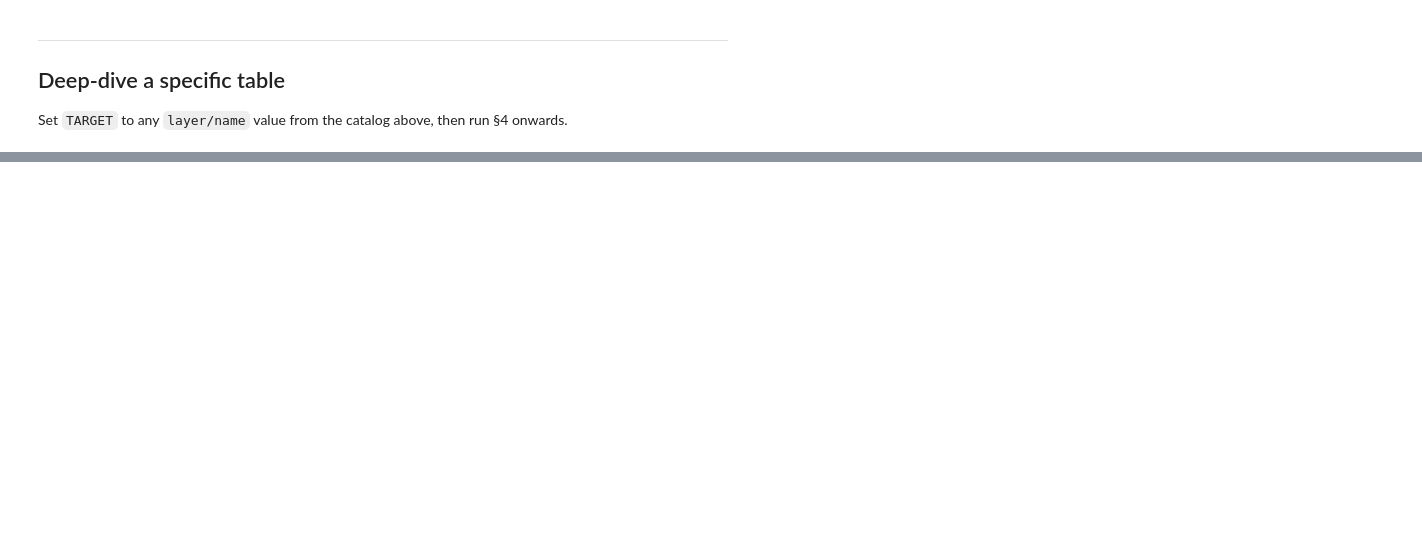
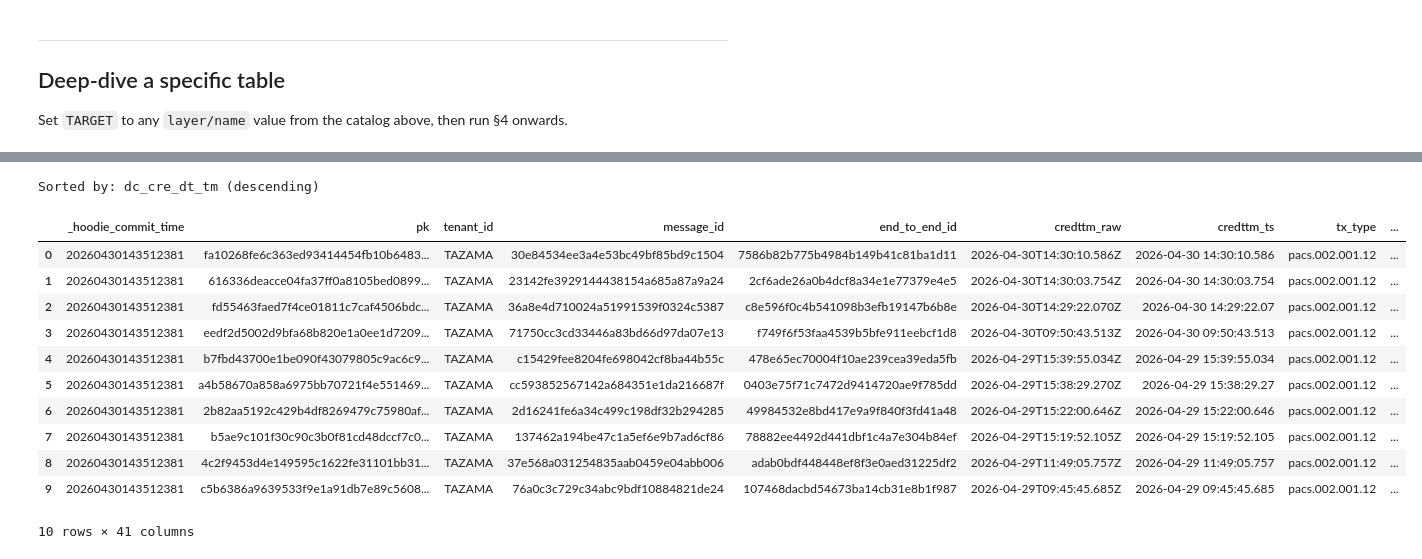
Before and after one commit to tazama-lf/biar, a Jupyter notebook: JupyterHub/notebooks/Lakehouse_Catalog.ipynb, the cells around one changed output, grey strips where cells are left out. Drawn from its saved outputs; the diff is of its cells as text; code cells hidden in the pictures; blank space fills up the shorter version.

```diff
--- a/JupyterHub/notebooks/Lakehouse_Catalog.ipynb
+++ b/JupyterHub/notebooks/Lakehouse_Catalog.ipynb
@@ -195,19 +296,43 @@ else:
 # %%
-# §6 — Sample rows (latest 10 by commit time)
+# §6 — Sample rows (most recent 10 by event time)
 from pyspark.sql import functions as F
 from pyspark.sql.types import TimestampType, DateType
 
 def to_pandas_safe(sdf):
     """Cast timestamp/date cols to string to avoid pandas 2.x tz conversion error."""
     for field in sdf.schema.fields:
         if isinstance(field.dataType, (TimestampType, DateType)):
             sdf = sdf.withColumn(field.name, F.col(field.name).cast("string"))
     return sdf.toPandas()
 
+# Prefer a business event timestamp over the Hudi internal commit time.
+# This ensures the most recently TMS-processed records (with DataCache populated)
+# appear first rather than the most recently ingested Hudi commits.
+_EVENT_TS_CANDIDATES = ["credttm", "cre_dt_tm", "dc_cre_dt_tm", "event_ts", "created_at", "tx_dt"]
+_sort_col = next(
+    (c for c in _EVENT_TS_CANDIDATES if c in df.columns),
+    "_hoodie_commit_time"   # fallback: Hudi internal ingestion timestamp
+)
+
 business_cols = [c for c in df.columns if not c.startswith("_hoodie_")]
 sample = (
     df.select("_hoodie_commit_time", *business_cols)
-      .orderBy("_hoodie_commit_time", ascending=False)
+      .orderBy(_sort_col, ascending=False)
       .limit(10)
 )
+print(f"Sorted by: {_sort_col} (descending)")
 to_pandas_safe(sample)
+# %% [output]
+Sorted by: dc_cre_dt_tm (descending)
+|  | _hoodie_commit_time | pk | tenant_id | message_id | end_to_end_id | credttm_raw | credttm_ts | tx_type | ... |
+| 0 | 20260430143512381 | fa10268fe6c363ed93414454fb10b6483... | TAZAMA | 30e84534ee3a4e53bc49bf85bd9c1504 | 7586b82b775b4984b149b41c81ba1d11 | 2026-04-30T14:30:10.586Z | 2026-04-30 14:30:10.586 | pacs.002.001.12 | ... |
+| 1 | 20260430143512381 | 616336deacce04fa37ff0a8105bed0899... | TAZAMA | 23142fe3929144438154a685a87a9a24 | 2cf6ade26a0b4dcf8a34e1e77379e4e5 | 2026-04-30T14:30:03.754Z | 2026-04-30 14:30:03.754 | pacs.002.001.12 | ... |
+| 2 | 20260430143512381 | fd55463faed7f4ce01811c7caf4506bdc... | TAZAMA | 36a8e4d710024a51991539f0324c5387 | c8e596f0c4b541098b3efb19147b6b8e | 2026-04-30T14:29:22.070Z | 2026-04-30 14:29:22.07 | pacs.002.001.12 | ... |
+| 3 | 20260430143512381 | eedf2d5002d9bfa68b820e1a0ee1d7209... | TAZAMA | 71750cc3cd33446a83bd66d97da07e13 | f749f6f53faa4539b5bfe911eebcf1d8 | 2026-04-30T09:50:43.513Z | 2026-04-30 09:50:43.513 | pacs.002.001.12 | ... |
+| 4 | 20260430143512381 | b7fbd43700e1be090f43079805c9ac6c9... | TAZAMA | c15429fee8204fe698042cf8ba44b55c | 478e65ec70004f10ae239cea39eda5fb | 2026-04-29T15:39:55.034Z | 2026-04-29 15:39:55.034 | pacs.002.001.12 | ... |
+| 5 | 20260430143512381 | a4b58670a858a6975bb70721f4e551469... | TAZAMA | cc593852567142a684351e1da216687f | 0403e75f71c7472d9414720ae9f785dd | 2026-04-29T15:38:29.270Z | 2026-04-29 15:38:29.27 | pacs.002.001.12 | ... |
+| 6 | 20260430143512381 | 2b82aa5192c429b4df8269479c75980af... | TAZAMA | 2d16241fe6a34c499c198df32b294285 | 49984532e8bd417e9a9f840f3fd41a48 | 2026-04-29T15:22:00.646Z | 2026-04-29 15:22:00.646 | pacs.002.001.12 | ... |
+| 7 | 20260430143512381 | b5ae9c101f30c90c3b0f81cd48dccf7c0... | TAZAMA | 137462a194be47c1a5ef6e9b7ad6cf86 | 78882ee4492d441dbf1c4a7e304b84ef | 2026-04-29T15:19:52.105Z | 2026-04-29 15:19:52.105 | pacs.002.001.12 | ... |
+| 8 | 20260430143512381 | 4c2f9453d4e149595c1622fe31101bb31... | TAZAMA | 37e568a031254835aab0459e04abb006 | adab0bdf448448ef8f3e0aed31225df2 | 2026-04-29T11:49:05.757Z | 2026-04-29 11:49:05.757 | pacs.002.001.12 | ... |
+| 9 | 20260430143512381 | c5b6386a9639533f9e1a91db7e89c5608... | TAZAMA | 76a0c3c729c34abc9bdf10884821de24 | 107468dacbd54673ba14cb31e8b1f987 | 2026-04-29T09:45:45.685Z | 2026-04-29 09:45:45.685 | pacs.002.001.12 | ... |
+10 rows × 41 columns
```
Also changed, not shown: parts of 10 cells of this notebook, 1 other file.
